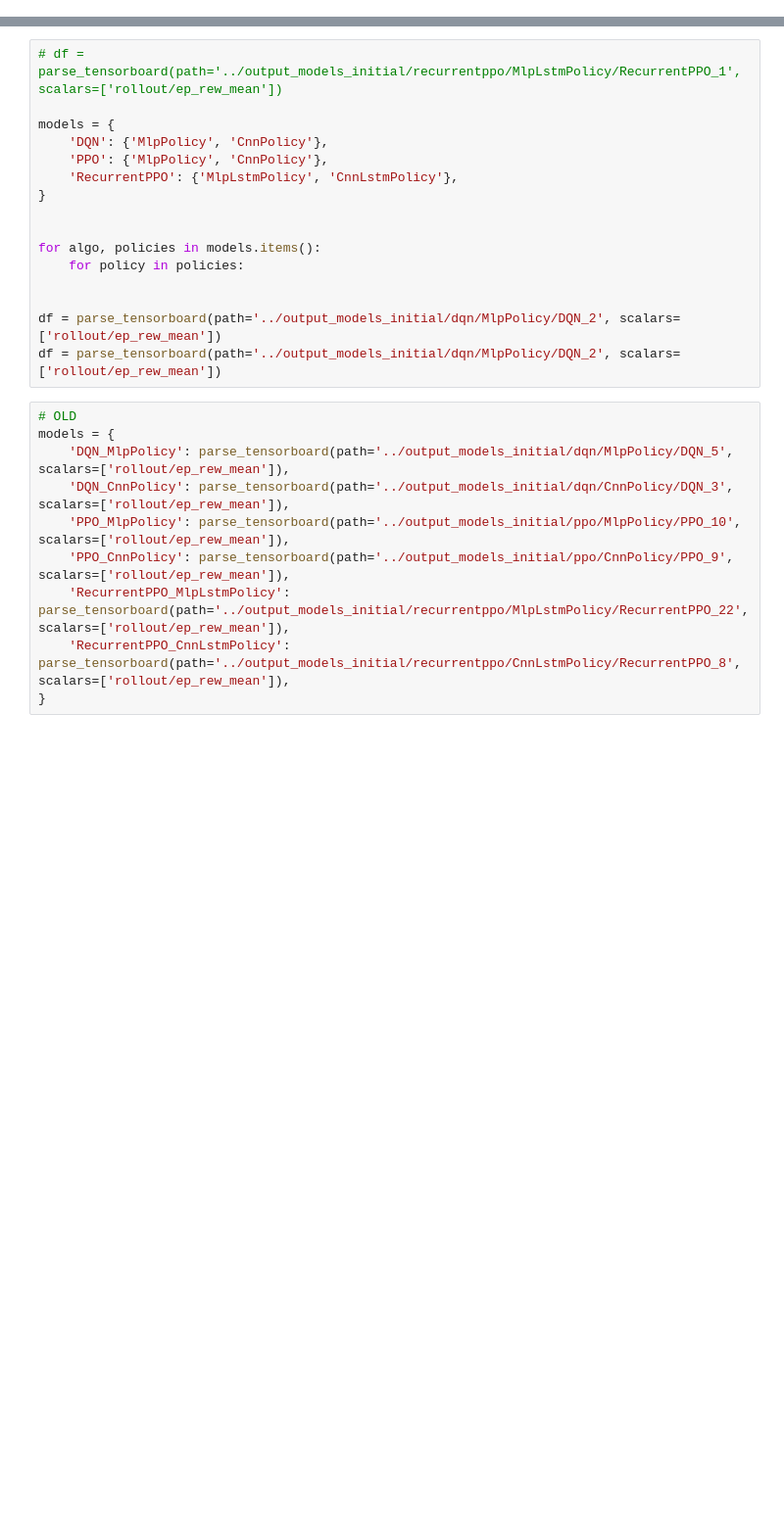
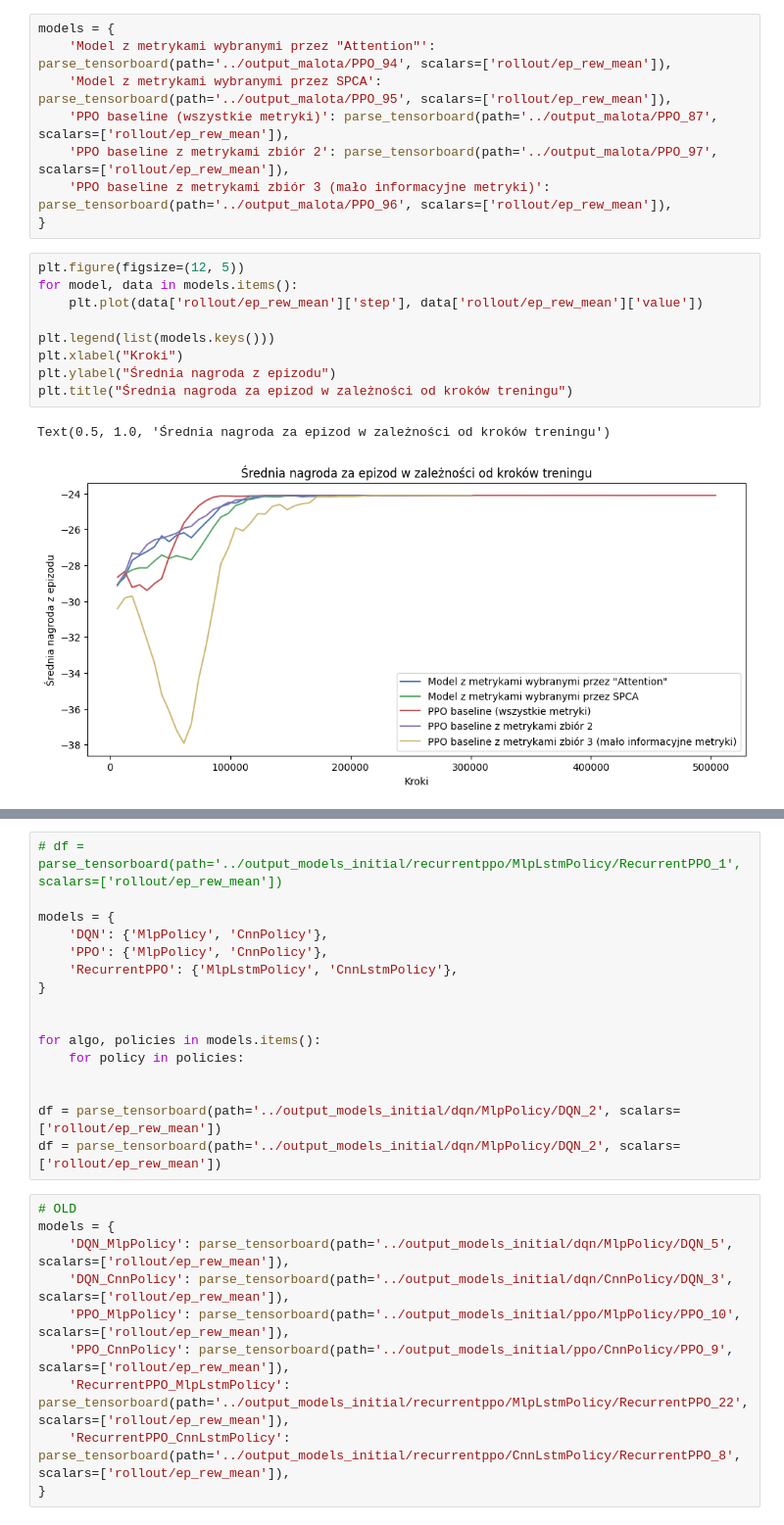
Before and after one commit to justyna3773/trainloop-driver, a Jupyter notebook: analysis/plot_training_rewards.ipynb, the cells around one changed output, grey strips where cells are left out. Shown at 98% size. Cells and saved outputs as stored; diff of their text form; blank space fills up the shorter version.

```diff
--- a/analysis/plot_training_rewards.ipynb
+++ b/analysis/plot_training_rewards.ipynb
@@ -18,0 +24,20 @@ The autoreload extension is already loaded. To reload it, use:
+# %%
+models = {
+    'Model z metrykami wybranymi przez "Attention"': parse_tensorboard(path='../output_malota/PPO_94', scalars=['rollout/ep_rew_mean']),
+    'Model z metrykami wybranymi przez SPCA': parse_tensorboard(path='../output_malota/PPO_95', scalars=['rollout/ep_rew_mean']),
+    'PPO baseline (wszystkie metryki)': parse_tensorboard(path='../output_malota/PPO_87', scalars=['rollout/ep_rew_mean']),
+    'PPO baseline z metrykami zbiór 2': parse_tensorboard(path='../output_malota/PPO_97', scalars=['rollout/ep_rew_mean']),
+    'PPO baseline z metrykami zbiór 3 (mało informacyjne metryki)': parse_tensorboard(path='../output_malota/PPO_96', scalars=['rollout/ep_rew_mean']),
+}
+# %%
+plt.figure(figsize=(12, 5))
+for model, data in models.items():
+    plt.plot(data['rollout/ep_rew_mean']['step'], data['rollout/ep_rew_mean']['value'])
+
+plt.legend(list(models.keys()))
+plt.xlabel("Kroki")
+plt.ylabel("Średnia nagroda z epizodu")
+plt.title("Średnia nagroda za epizod w zależności od kroków treningu")
+# %% [output]
+Text(0.5, 1.0, 'Średnia nagroda za epizod w zależności od kroków treningu')
+[figure, added]
```
Also changed, not shown: parts of 5 cells of this notebook, 28 other files.
